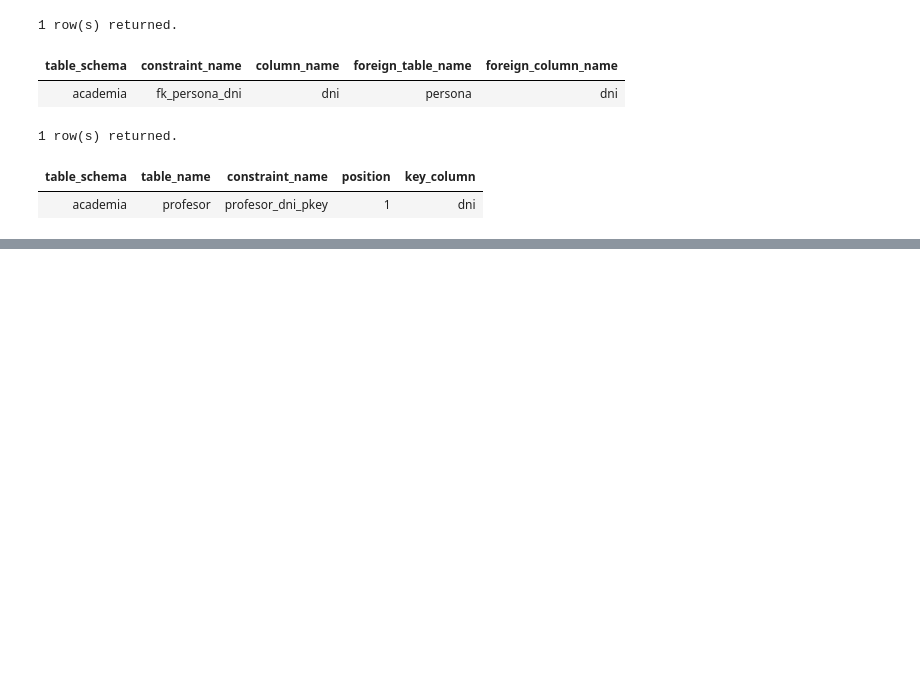
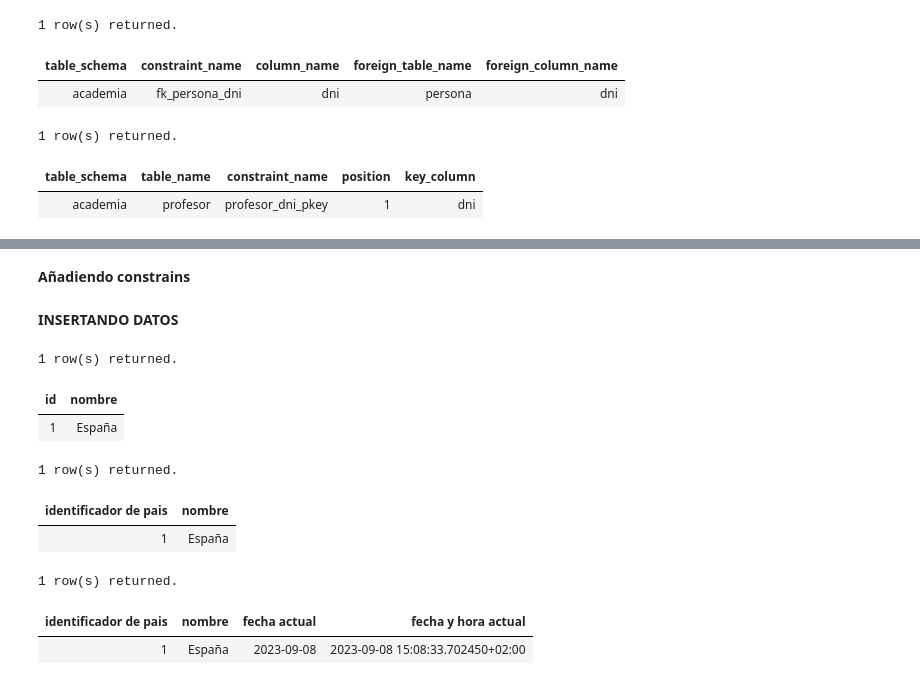
Before and after one commit to alexjust-data/FullStack06_SQL, a Jupyter notebook: 00_SEMINARIO.ipynb, the cells around one changed output, grey strips where cells are left out. Cells and saved outputs as stored; diff of their text form; code cells hidden in the pictures; blank space fills up the shorter version.

```diff
--- a/00_SEMINARIO.ipynb
+++ b/00_SEMINARIO.ipynb
@@ -419,0 +523,2 @@ ORDER BY kcu.table_schema,
+# %% [markdown]
+**Añadiendo constrains**
@@ -419,0 +540,2 @@ ORDER BY kcu.table_schema,
+# %% [markdown]
+**INSERTANDO DATOS**
@@ -419,0 +544,24 @@ ORDER BY kcu.table_schema,
+# %%
+SELECT id, nombre
+from keepcoding.pais;
+# %% [output]
+1 row(s) returned.
+| id | nombre |
+| 1 | España |
+# %%
+SELECT id AS "identificador de pais", nombre
+from keepcoding.pais;
+# %% [output]
+1 row(s) returned.
+| identificador de pais | nombre |
+| 1 | España |
+# %%
+SELECT id AS "identificador de pais",
+       nombre,
+       CURRENT_DATE AS "fecha actual",
+       CURRENT_TIMESTAMP AS "fecha y hora actual"
+from keepcoding.pais;
+# %% [output]
+1 row(s) returned.
+| identificador de pais | nombre | fecha actual | fecha y hora actual |
+| 1 | España | 2023-09-08 | 2023-09-08 15:08:33.702450+02:00 |
```
Also changed, not shown: parts of 8 cells of this notebook.
